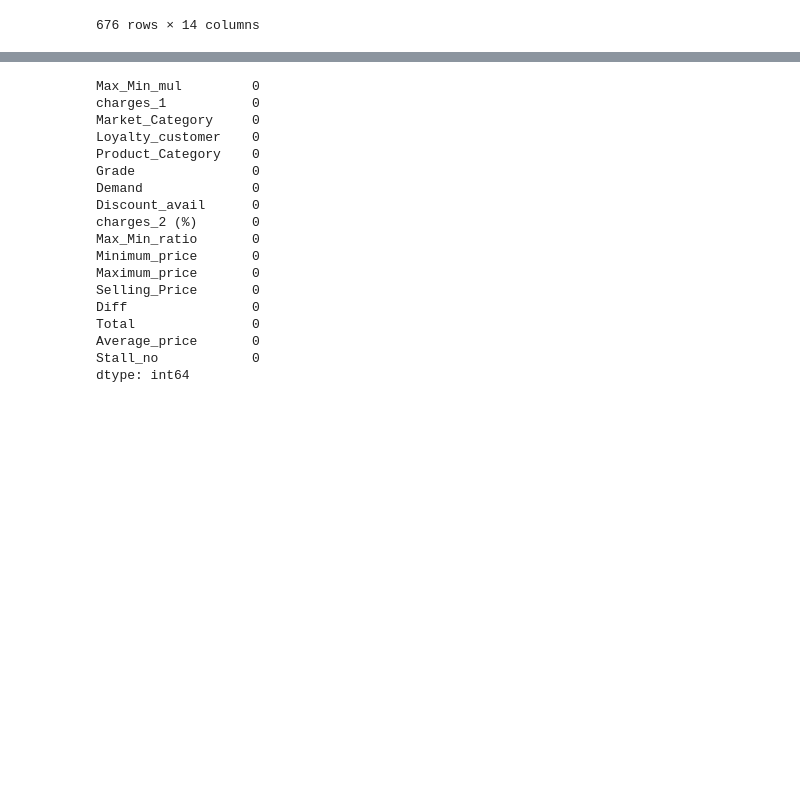
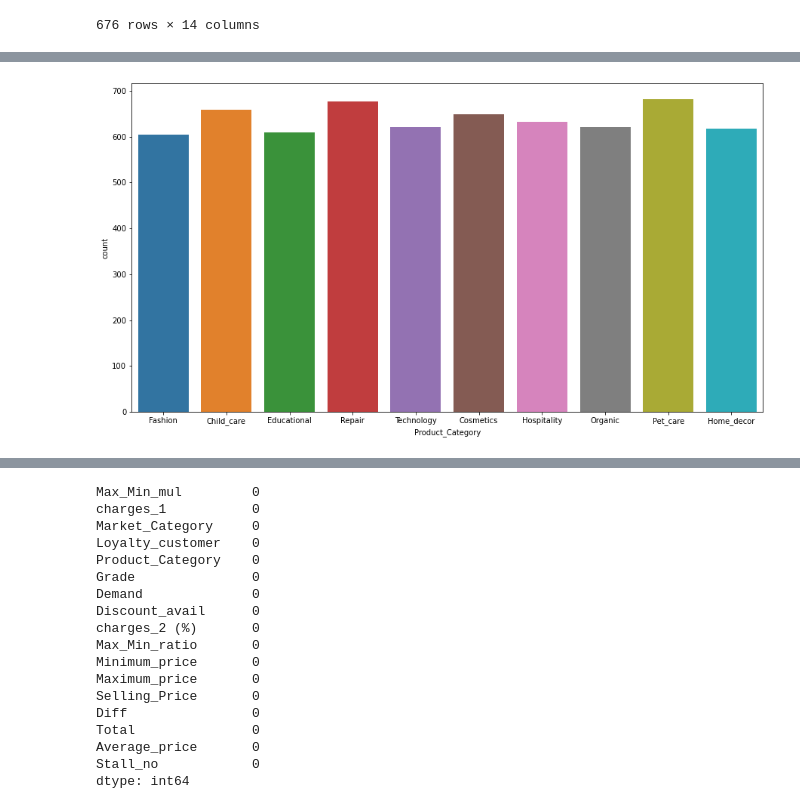
Before and after one commit to adi0508/Hackerearth_carnival_wars-, a Jupyter notebook: hackerearth-carnival-wars.ipynb, the cells around one changed output, grey strips where cells are left out. Saved outputs shown, nothing was run; the diff lists cells and outputs as text; code cells hidden in the pictures; blank space fills up the shorter version.

```diff
--- a/hackerearth-carnival-wars.ipynb
+++ b/hackerearth-carnival-wars.ipynb
@@ -77,0 +118,5 @@ df.loc[df['Product_Category'].isin(['Repair'])]
+# %%
+plt.figure(figsize=(15,8))
+_=sns.countplot(x='Product_Category',data=df)
+# %% [output]
+[figure, added]
```
Also changed, not shown: parts of 34 cells of this notebook.
